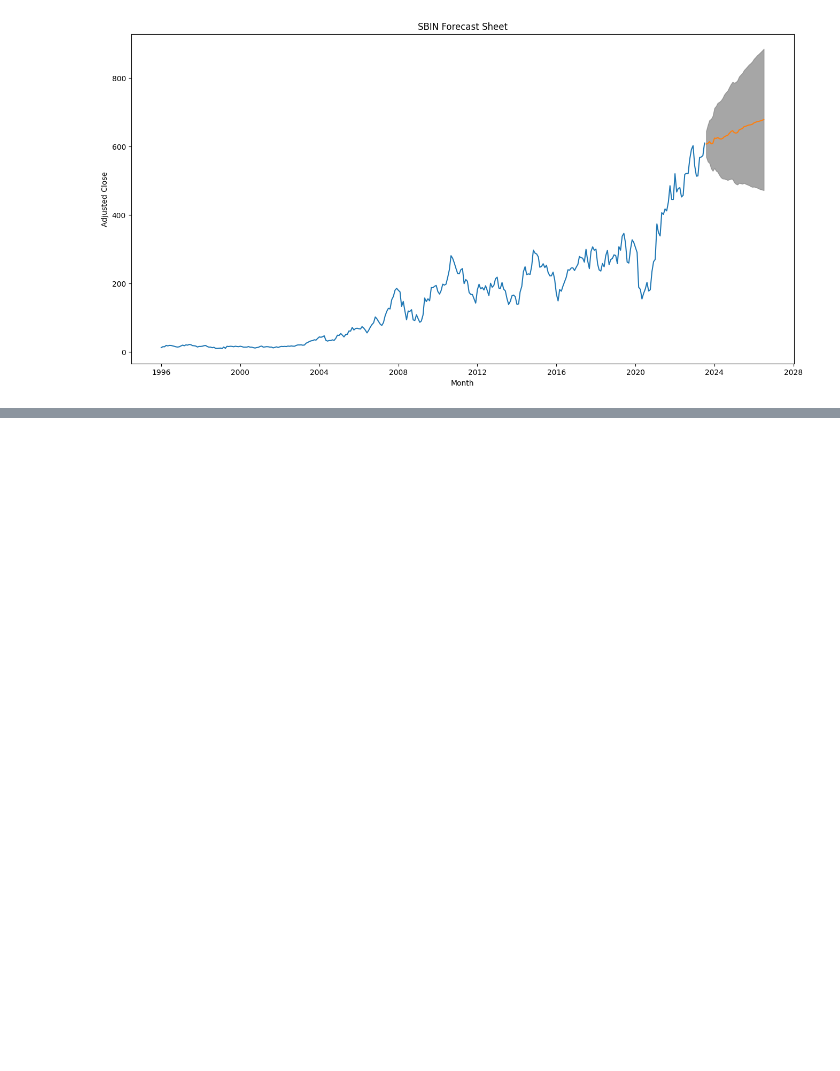
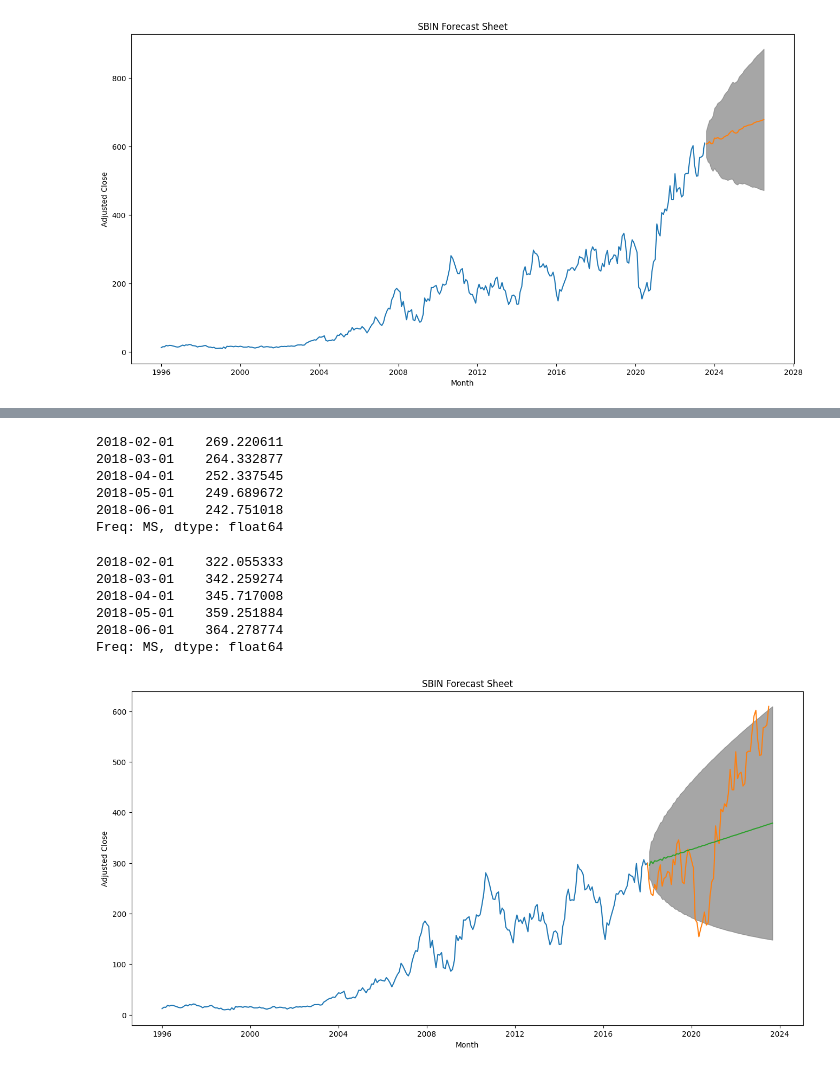
Before and after one commit to utkarshg1/VS-code-repository, a Jupyter notebook: Time Series Forecasting/SBINForecasting.ipynb, the cells around one changed output, grey strips where cells are left out. Saved outputs shown, nothing was run; the diff lists cells and outputs as text; code cells hidden in the pictures; blank space fills up the shorter version.

Commit message:
Time series updated

```diff
--- a/Time Series Forecasting/SBINForecasting.ipynb
+++ b/Time Series Forecasting/SBINForecasting.ipynb
@@ -193,0 +244,41 @@ plt.show()
+# %%
+model2 = auto_arima(ytrain['Adj Close'],seasonal=True, suppress_warnings=True, m=12)
+# %%
+forecast1, conf_int1 = model2.predict(n_periods=68, return_conf_int=True)
+# %%
+low_bound1 = conf_int1[:,0]
+low_bound1 = pd.Series(low_bound1)
+low_bound1.index = forecast1.index
+low_bound1.head()
+# %% [output]
+2018-02-01    269.220611
+2018-03-01    264.332877
+2018-04-01    252.337545
+2018-05-01    249.689672
+2018-06-01    242.751018
+Freq: MS, dtype: float64
+# %%
+upper_bound1 = conf_int1[:,1]
+upper_bound1 = pd.Series(upper_bound1)
+upper_bound1.index=forecast1.index
+upper_bound1.head()
+# %% [output]
+2018-02-01    322.055333
+2018-03-01    342.259274
+2018-04-01    345.717008
+2018-05-01    359.251884
+2018-06-01    364.278774
+Freq: MS, dtype: float64
+# %%
+import matplotlib.pyplot as plt
+plt.figure(figsize=(16,8))
+plt.plot(ytrain['Adj Close'],label='Train')
+plt.plot(ytest['Adj Close'])
+plt.plot(forecast1,label='Forecast')
+plt.fill_between(forecast1.index,low_bound1,upper_bound1,alpha=0.7,color='gray',label='Confidence Intetrval')
+plt.xlabel('Month')
+plt.ylabel('Adjusted Close')
+plt.title('SBIN Forecast Sheet')
+plt.show()
+# %% [output]
+[figure, added]
```
Also changed, not shown: parts of 13 cells of this notebook.
